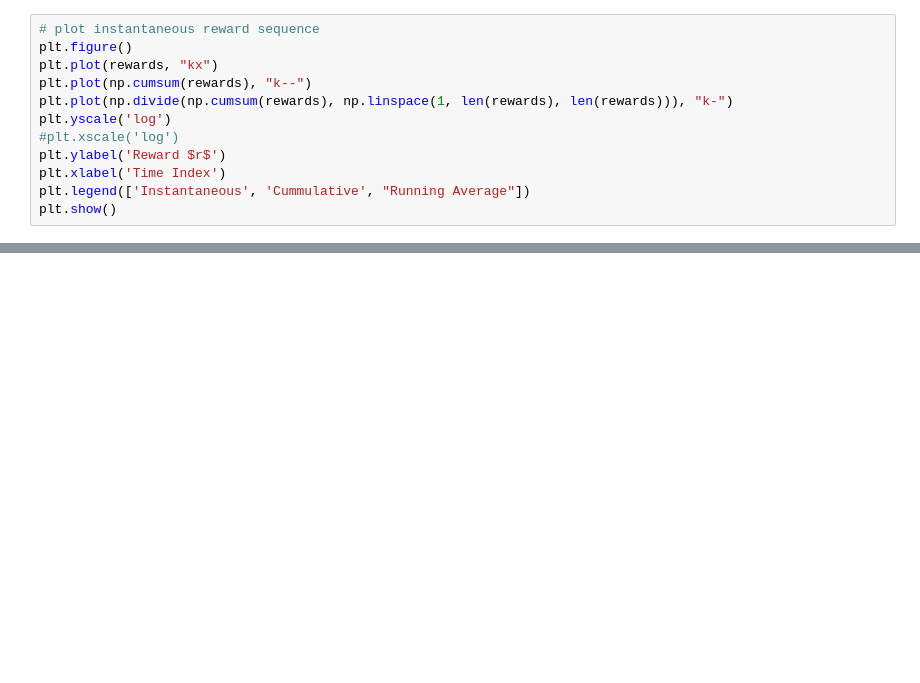
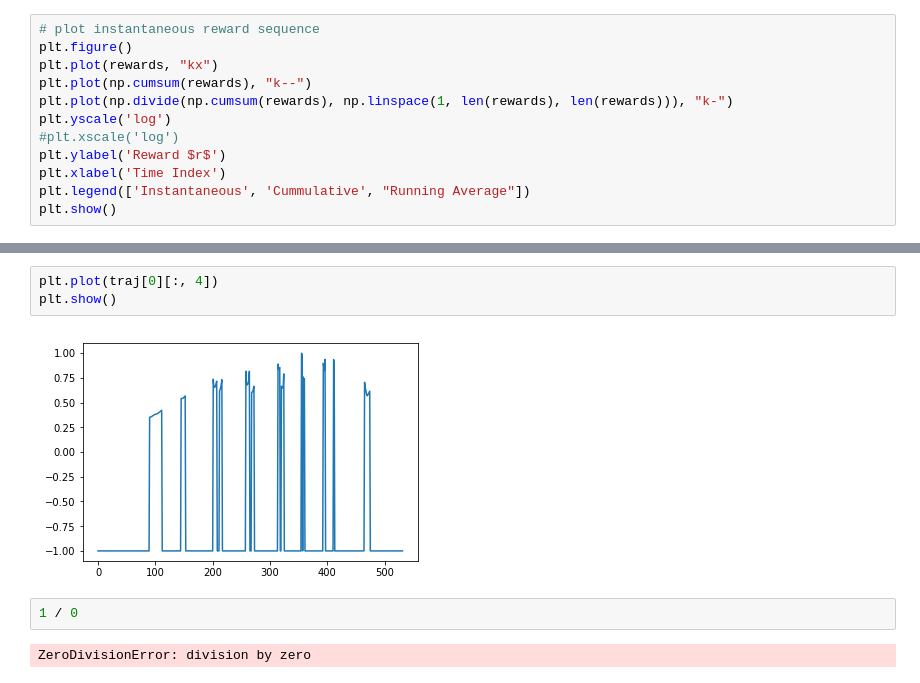
Before and after one commit to cisprague/auvrl, a Jupyter notebook: notebooks/gym_test.ipynb, the cells around one changed output, grey strips where cells are left out. Saved outputs shown, nothing was run; the diff lists cells and outputs as text; blank space fills up the shorter version.

```diff
--- a/notebooks/gym_test.ipynb
+++ b/notebooks/gym_test.ipynb
@@ -63,0 +84,9 @@ plt.show()
+# %%
+plt.plot(traj[0][:, 4])
+plt.show()
+# %% [output]
+[figure, added]
+# %%
+1 / 0
+# %% [output]
+ZeroDivisionError: division by zero
```
Also changed, not shown: parts of 7 cells of this notebook, 39 other files.
